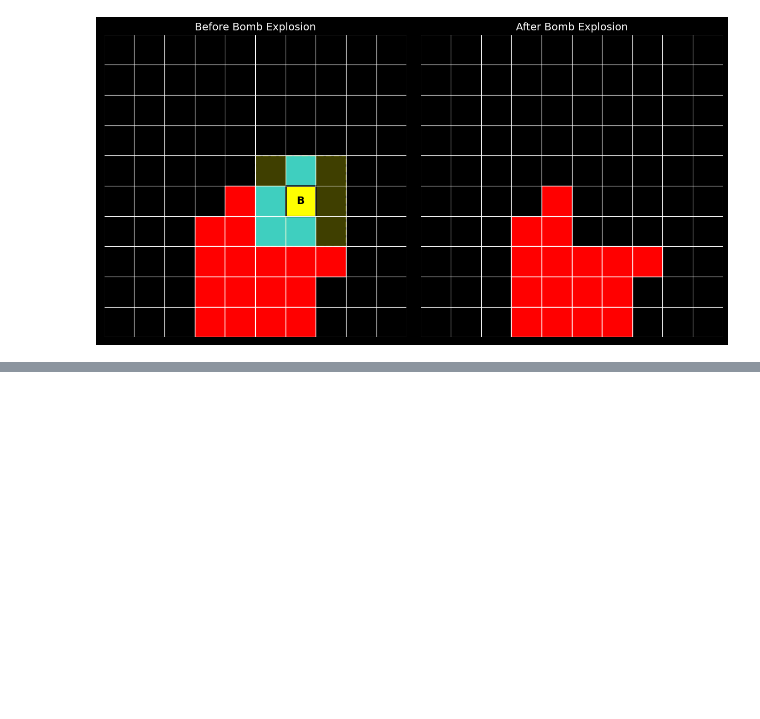
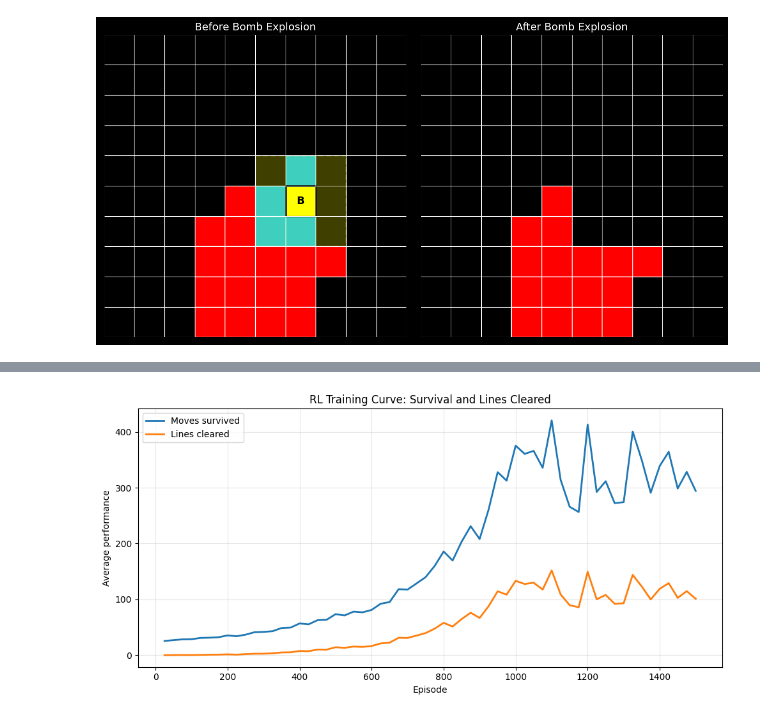
Before and after one commit to devlinmon/BEP-tetris-code, a Jupyter notebook: graph.ipynb, the cells around one changed output, grey strips where cells are left out. Drawn from its saved outputs; the diff is of its cells as text; code cells hidden in the pictures; blank space fills up the shorter version.

```diff
--- a/graph.ipynb
+++ b/graph.ipynb
@@ -220,0 +188,56 @@ create_bomb_visualization()
+# %%
+import matplotlib.pyplot as plt
+
+episodes = list(range(25, 1501, 25))
+
+moves = [
+    25.56, 27.12, 28.44, 28.72, 31.00, 31.44, 32.28, 35.48,
+    34.04, 36.80, 41.24, 41.80, 43.04, 48.80, 49.52, 56.92,
+    55.44, 62.80, 63.52, 73.56, 71.28, 78.12, 76.84, 81.12,
+    92.20, 95.28, 118.28, 117.60, 128.76, 139.84, 159.76,
+    185.76, 169.60, 203.36, 231.04, 208.04, 261.04, 327.84,
+    312.60, 375.32, 360.56, 365.92, 335.68, 420.48, 314.00,
+    265.80, 256.44, 413.12, 292.40, 311.60, 272.32, 274.12,
+    400.60, 350.08, 291.04, 338.84, 364.24, 298.56, 328.36,
+    294.24
+]
+
+lines = [
+    0.00, 0.32, 0.36, 0.28, 0.68, 0.96, 1.12, 1.60,
+    1.08, 2.00, 2.68, 2.76, 3.44, 5.00, 5.20, 7.60,
+    7.28, 10.16, 10.08, 14.32, 13.32, 15.56, 14.96,
+    16.56, 21.12, 22.60, 31.24, 30.96, 35.28, 39.72,
+    47.56, 58.04, 51.48, 64.84, 76.08, 66.80, 87.84,
+    114.44, 108.52, 133.32, 127.60, 129.96, 117.56,
+    151.80, 108.84, 89.72, 85.84, 149.36, 100.24,
+    108.00, 92.24, 93.12, 144.00, 123.32, 99.96,
+    118.88, 129.12, 102.76, 114.80, 101.08
+]
+
+plt.figure(figsize=(10, 5))
+
+plt.plot(
+    episodes,
+    moves,
+    label="Moves survived",
+    linewidth=2
+)
+
+plt.plot(
+    episodes,
+    lines,
+    label="Lines cleared",
+    linewidth=2
+)
+
+plt.xlabel("Episode")
+plt.ylabel("Average performance")
+plt.title("RL Training Curve: Survival and Lines Cleared")
+plt.legend()
+plt.grid(True, alpha=0.3)
+
+plt.tight_layout()
+plt.savefig("rl_training_moves_lines.png", dpi=300)
+plt.show()
+# %% [output]
+[figure, added]
```
Also changed, not shown: parts of 4 cells of this notebook.
